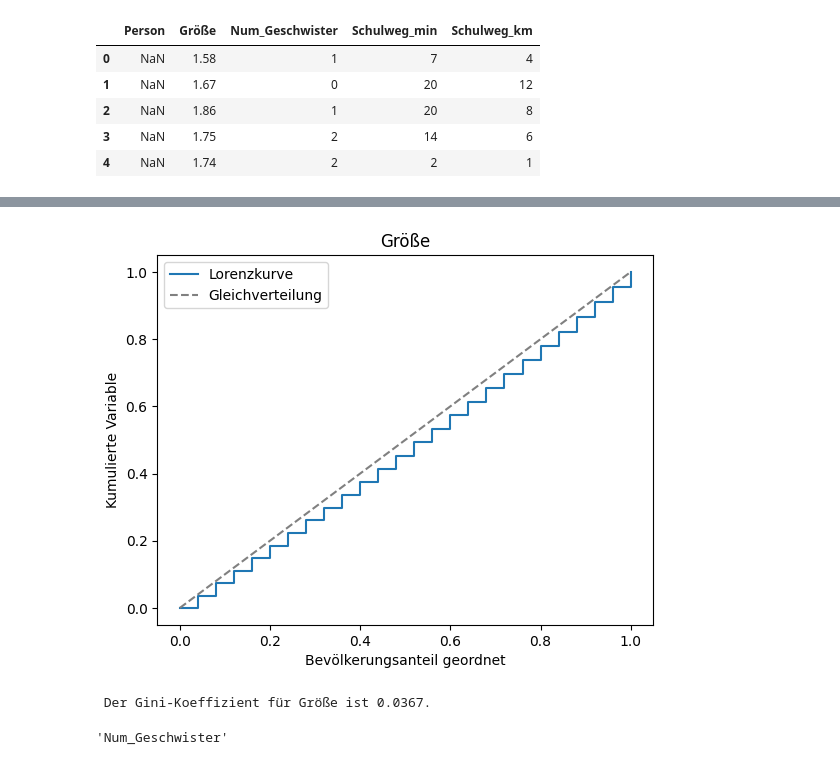
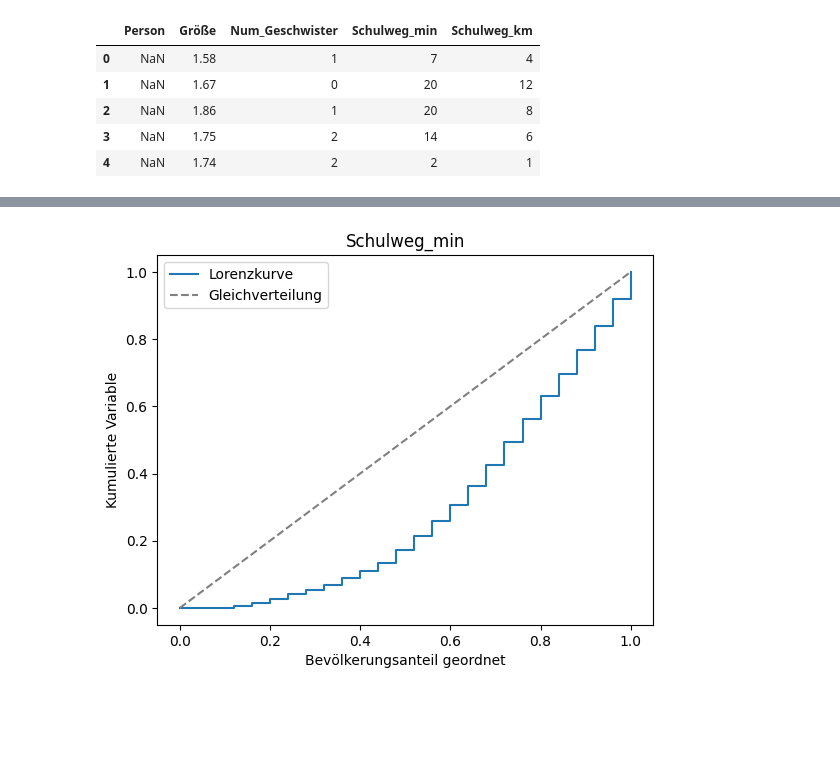
Before and after one commit to mayerhoffer/inequality-education, a Jupyter notebook: gini-calculation.ipynb, the cells around one changed output, grey strips where cells are left out. Cells and saved outputs as stored; diff of their text form; code cells hidden in the pictures; blank space fills up the shorter version.

```diff
--- a/gini-calculation.ipynb
+++ b/gini-calculation.ipynb
@@ -53,12 +112,7 @@ def lorenz_curve(values, fill_areas=True,show_gini=False):
         gini = 1 - 2 * np.trapz(lorenz, x)
         print(f" Der Gini-Koeffizient für {column_name} ist {gini:.4f}.")
 # %%
-lorenz_curve(df["Größe"].dropna(), fill_areas=False, show_gini=True)
+lorenz_curve(df["Schulweg_min"].dropna(), fill_areas=False, show_gini=False)
 #print(f"Gini-Koeffizient für Größe: {gini:.4f}")
 # %% [output]
-[figure, old version]
+[figure, new version]
- Der Gini-Koeffizient für Größe ist 0.0367.
-# %%
-df.Num_Geschwister.name
-# %% [output]
-'Num_Geschwister'
```
Also changed, not shown: parts of 15 cells of this notebook, 1 other file.
